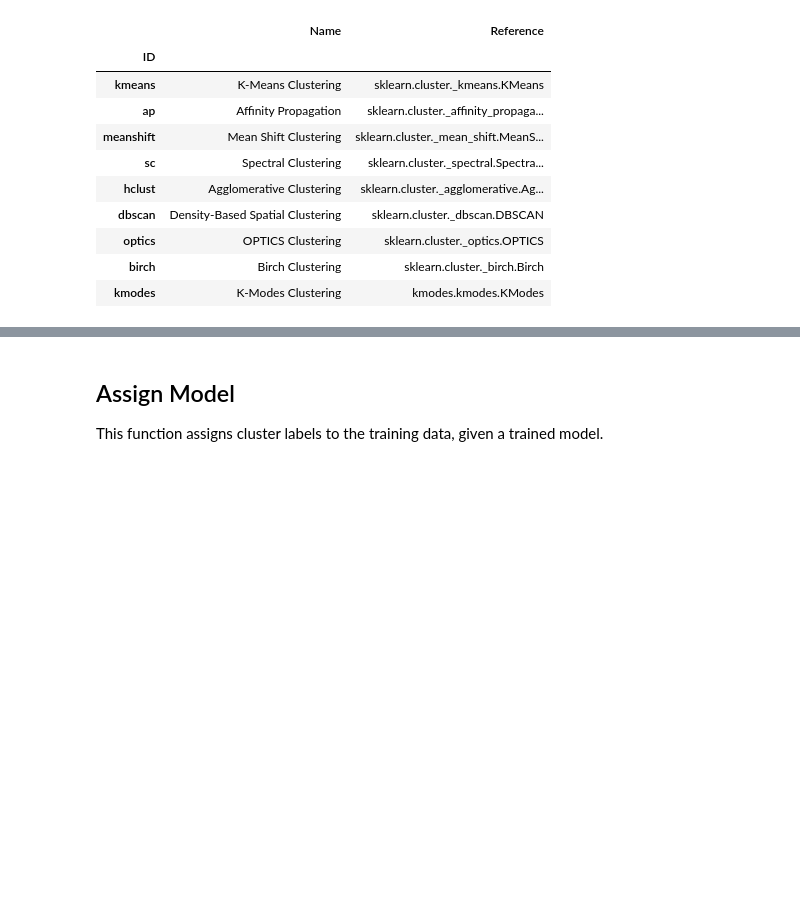
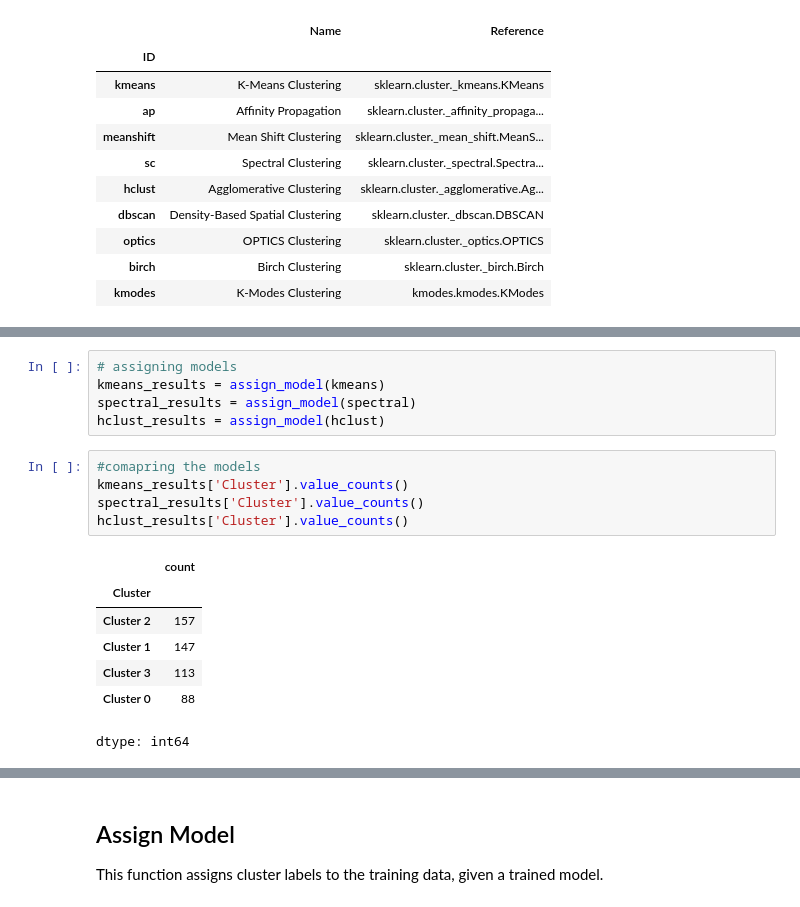
Before and after one commit to tamasg05/ml-project, a Jupyter notebook: tutorials/Tutorial - Clustering.ipynb, the cells around one changed output, grey strips where cells are left out. Saved outputs shown, nothing was run; the diff lists cells and outputs as text; blank space fills up the shorter version.

```diff
--- a/tutorials/Tutorial - Clustering.ipynb
+++ b/tutorials/Tutorial - Clustering.ipynb
@@ -198,0 +208,18 @@ hclust = create_model('hclust')
+# %%
+# assigning models
+kmeans_results = assign_model(kmeans)
+spectral_results = assign_model(spectral)
+hclust_results = assign_model(hclust)
+# %%
+#comapring the models
+kmeans_results['Cluster'].value_counts()
+spectral_results['Cluster'].value_counts()
+hclust_results['Cluster'].value_counts()
+# %% [output]
+|  | count |
+| Cluster |  |
+| Cluster 2 | 157 |
+| Cluster 1 | 147 |
+| Cluster 3 | 113 |
+| Cluster 0 | 88 |
+dtype: int64
```
Also changed, not shown: parts of 2 cells of this notebook.
